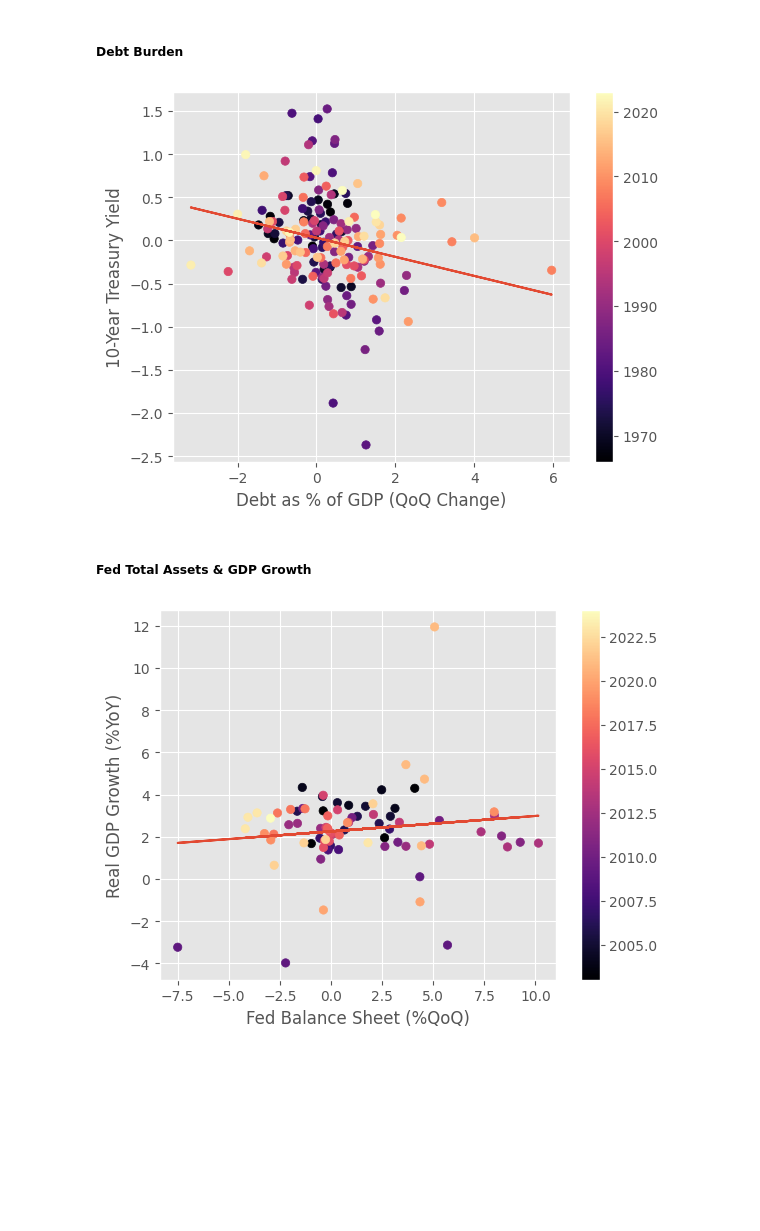
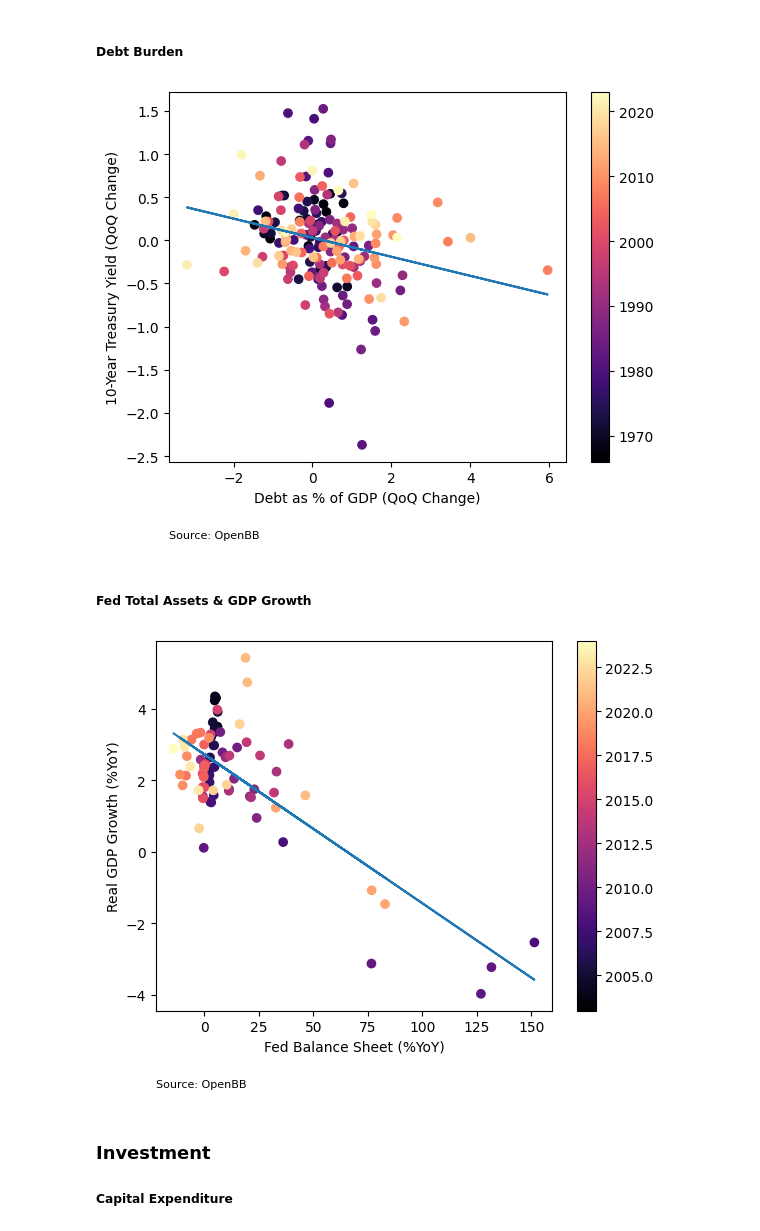
Before and after one commit to PatrickHLewis/Macro-Dashboard, a Jupyter notebook: Macro_Dashboard/Macro_Drivers/Growth/Growth.ipynb, the cells around one changed output. Saved outputs shown, nothing was run; the diff lists cells and outputs as text; code cells hidden in the pictures; blank space fills up the shorter version.

```diff
--- a/Macro_Dashboard/Macro_Drivers/Growth/Growth.ipynb
+++ b/Macro_Dashboard/Macro_Drivers/Growth/Growth.ipynb
@@ -102,7 +104,6 @@ ax.axhline(y=0, color='black', linestyle='--')
 space = 4
 ax.xaxis.set_major_locator(ticker.MultipleLocator(space))
 ax.annotate('Shaded area denotes IMF forecast\nSource: OpenBB', xy=(0, -50), xycoords='axes points', color='black')
-plt.style.use("ggplot")
 plt.axvspan(xmin, xmax, color='grey', alpha=0.5 )
 plt.show()
 # %% [output]
@@ -156,38 +158,43 @@ x = Rates_Clean['DebtGDP_g']
 
 plt.scatter(x, y, c=Rates_Clean.index.year, cmap='magma')
 plt.xlabel('Debt as % of GDP (QoQ Change)')
-plt.ylabel('10-Year Treasury Yield')
+plt.ylabel('10-Year Treasury Yield (QoQ Change)')
 m, b = np.polyfit(x, y, 1)
 plt.plot(x, m*x+b)
+plt.annotate('Source: OpenBB', xy=(0, -55), xycoords='axes points', color='black', fontsize=8)
 plt.colorbar()
 plt.show()
 # %% [output]
-[figure, old version]
+[figure, new version]
 # %% [markdown]
 ##### Fed Total Assets & GDP Growth
 # %%
 GDPq = pd.DataFrame(100*((econ_data_q['GDPC1']/econ_data_q['GDPC1'].shift(4))-1))
 GDPq.index = GDPq.index + pd.offsets.MonthEnd()
 # %%
-FedBS = pd.DataFrame(econ_data_w['WALCL'].resample(rule='Q').last())
-FedBS['WALCL_g'] = 100*((FedBS['WALCL']/FedBS['WALCL'].shift(1))-1)
+FedBS = pd.DataFrame(econ_data_ww['WALCL'].resample(rule='Q').last())
+FedBS['WALCL_g'] = 100*((FedBS['WALCL']/FedBS['WALCL'].shift(4))-1)
 FedBS = FedBS.dropna()
 # %%
 GDPq['WALCL_g'] = FedBS['WALCL_g']
 GDPq = GDPq.dropna()
-GDPq['z'] = np.abs(stats.zscore(GDPq['WALCL_g']))
+
+GDPq['z'] = np.abs(stats.zscore(GDPq['GDPC1']))
+GDPq_clean = GDPq[GDPq['z'] < 3]
-# %%
-GDPq_clean = GDPq[GDPq['WALCL_g'] < 20]
 # %%
 y = GDPq_clean['GDPC1']
 x = GDPq_clean['WALCL_g']
 
 plt.scatter(x, y, c=GDPq_clean.index.year, cmap='magma')
-plt.xlabel('Fed Balance Sheet (%QoQ)')
+plt.xlabel('Fed Balance Sheet (%YoY)')
 plt.ylabel('Real GDP Growth (%YoY)')
 m, b = np.polyfit(x, y, 1)
 plt.plot(x, m*x+b)
+plt.annotate('Source: OpenBB', xy=(0, -55), xycoords='axes points', color='black', fontsize=8)
 plt.colorbar()
 plt.show()
 # %% [output]
-[figure, old version]
+[figure, new version]
+# %% [markdown]
+### Investment
+##### Capital Expenditure
```
Also changed, not shown: parts of 32 cells of this notebook, 3 other files.
